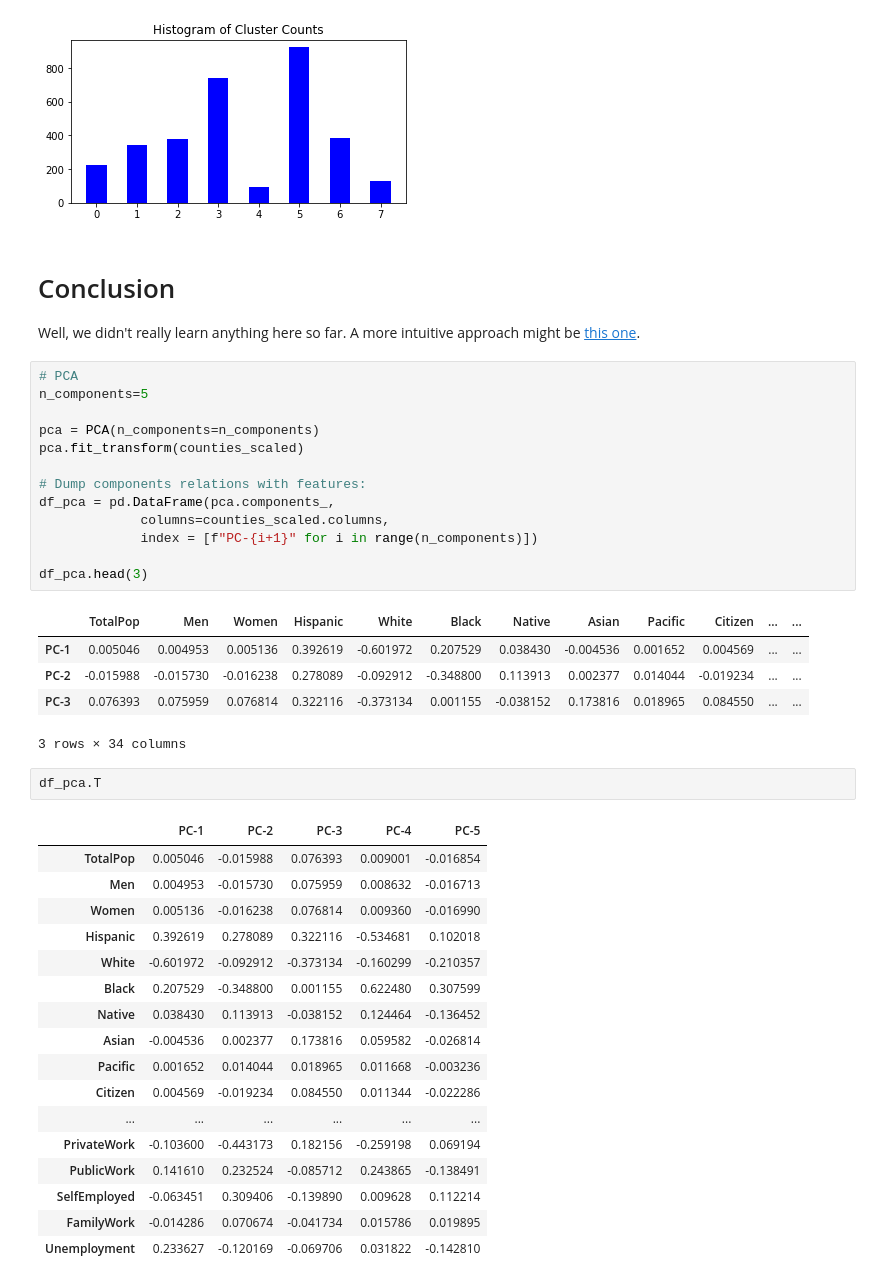
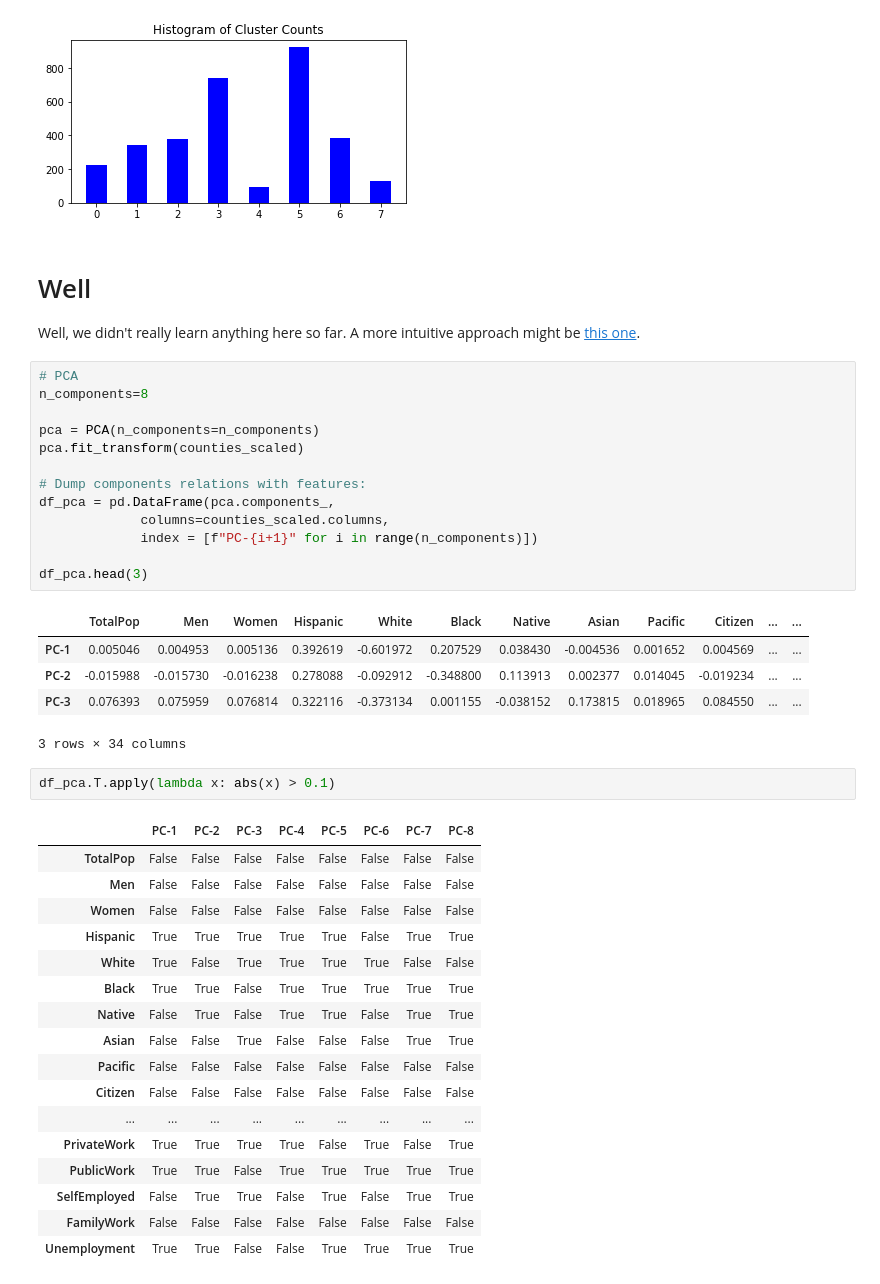
Before and after one commit to sekR4/ML_SageMaker_Studies, a Jupyter notebook: Population_Segmentation/Notes.ipynb, the cells around one changed output. Drawn from its saved outputs; the diff is of its cells as text.

Commit message:
conclusion

```diff
--- a/Population_Segmentation/Notes.ipynb
+++ b/Population_Segmentation/Notes.ipynb
@@ -263,11 +263,11 @@ plt.show()
 # %% [output]
 [figure]
 # %% [markdown]
-# Conclusion
+# Well
 Well, we didn't really learn anything here so far. A more intuitive approach might be [this one](https://stackoverflow.com/a/34692511/7912879).
 # %%
 # PCA
-n_components=5
+n_components=8
 
 pca = PCA(n_components=n_components)
 pca.fit_transform(counties_scaled)
@@ -281,26 +281,26 @@ df_pca.head(3)
 # %% [output]
 |  | TotalPop | Men | Women | Hispanic | White | Black | Native | Asian | Pacific | Citizen | ... | ... |
 | PC-1 | 0.005046 | 0.004953 | 0.005136 | 0.392619 | -0.601972 | 0.207529 | 0.038430 | -0.004536 | 0.001652 | 0.004569 | ... | ... |
-| PC-2 | -0.015988 | -0.015730 | -0.016238 | 0.278089 | -0.092912 | -0.348800 | 0.113913 | 0.002377 | 0.014044 | -0.019234 | ... | ... |
-| PC-3 | 0.076393 | 0.075959 | 0.076814 | 0.322116 | -0.373134 | 0.001155 | -0.038152 | 0.173816 | 0.018965 | 0.084550 | ... | ... |
+| PC-2 | -0.015988 | -0.015730 | -0.016238 | 0.278088 | -0.092912 | -0.348800 | 0.113913 | 0.002377 | 0.014045 | -0.019234 | ... | ... |
+| PC-3 | 0.076393 | 0.075959 | 0.076814 | 0.322116 | -0.373134 | 0.001155 | -0.038152 | 0.173815 | 0.018965 | 0.084550 | ... | ... |
 3 rows × 34 columns
 # %%
-df_pca.T
+df_pca.T.apply(lambda x: abs(x) > 0.1)
 # %% [output]
-|  | PC-1 | PC-2 | PC-3 | PC-4 | PC-5 |
-| TotalPop | 0.005046 | -0.015988 | 0.076393 | 0.009001 | -0.016854 |
-| Men | 0.004953 | -0.015730 | 0.075959 | 0.008632 | -0.016713 |
-| Women | 0.005136 | -0.016238 | 0.076814 | 0.009360 | -0.016990 |
-| Hispanic | 0.392619 | 0.278089 | 0.322116 | -0.534681 | 0.102018 |
-| White | -0.601972 | -0.092912 | -0.373134 | -0.160299 | -0.210357 |
-| Black | 0.207529 | -0.348800 | 0.001155 | 0.622480 | 0.307599 |
-| Native | 0.038430 | 0.113913 | -0.038152 | 0.124464 | -0.136452 |
-| Asian | -0.004536 | 0.002377 | 0.173816 | 0.059582 | -0.026814 |
-| Pacific | 0.001652 | 0.014044 | 0.018965 | 0.011668 | -0.003236 |
-| Citizen | 0.004569 | -0.019234 | 0.084550 | 0.011344 | -0.022286 |
-| ... | ... | ... | ... | ... | ... |
-| PrivateWork | -0.103600 | -0.443173 | 0.182156 | -0.259198 | 0.069194 |
-| PublicWork | 0.141610 | 0.232524 | -0.085712 | 0.243865 | -0.138491 |
-| SelfEmployed | -0.063451 | 0.309406 | -0.139890 | 0.009628 | 0.112214 |
-| FamilyWork | -0.014286 | 0.070674 | -0.041734 | 0.015786 | 0.019895 |
-| Unemployment | 0.233627 | -0.120169 | -0.069706 | 0.031822 | -0.142810 |
+|  | PC-1 | PC-2 | PC-3 | PC-4 | PC-5 | PC-6 | PC-7 | PC-8 |
+| TotalPop | False | False | False | False | False | False | False | False |
+| Men | False | False | False | False | False | False | False | False |
+| Women | False | False | False | False | False | False | False | False |
+| Hispanic | True | True | True | True | True | False | True | True |
+| White | True | False | True | True | True | True | False | False |
+| Black | True | True | False | True | True | True | True | True |
+| Native | False | True | False | True | True | False | True | True |
+| Asian | False | False | True | False | False | False | True | True |
+| Pacific | False | False | False | False | False | False | False | False |
+| Citizen | False | False | False | False | False | False | False | False |
+| ... | ... | ... | ... | ... | ... | ... | ... | ... |
+| PrivateWork | True | True | True | True | False | True | False | True |
+| PublicWork | True | True | False | True | True | True | True | True |
+| SelfEmployed | False | True | True | False | True | False | True | True |
+| FamilyWork | False | False | False | False | False | False | False | False |
+| Unemployment | True | True | False | False | True | True | True | True |
```
Also changed, not shown: parts of 3 cells of this notebook.
